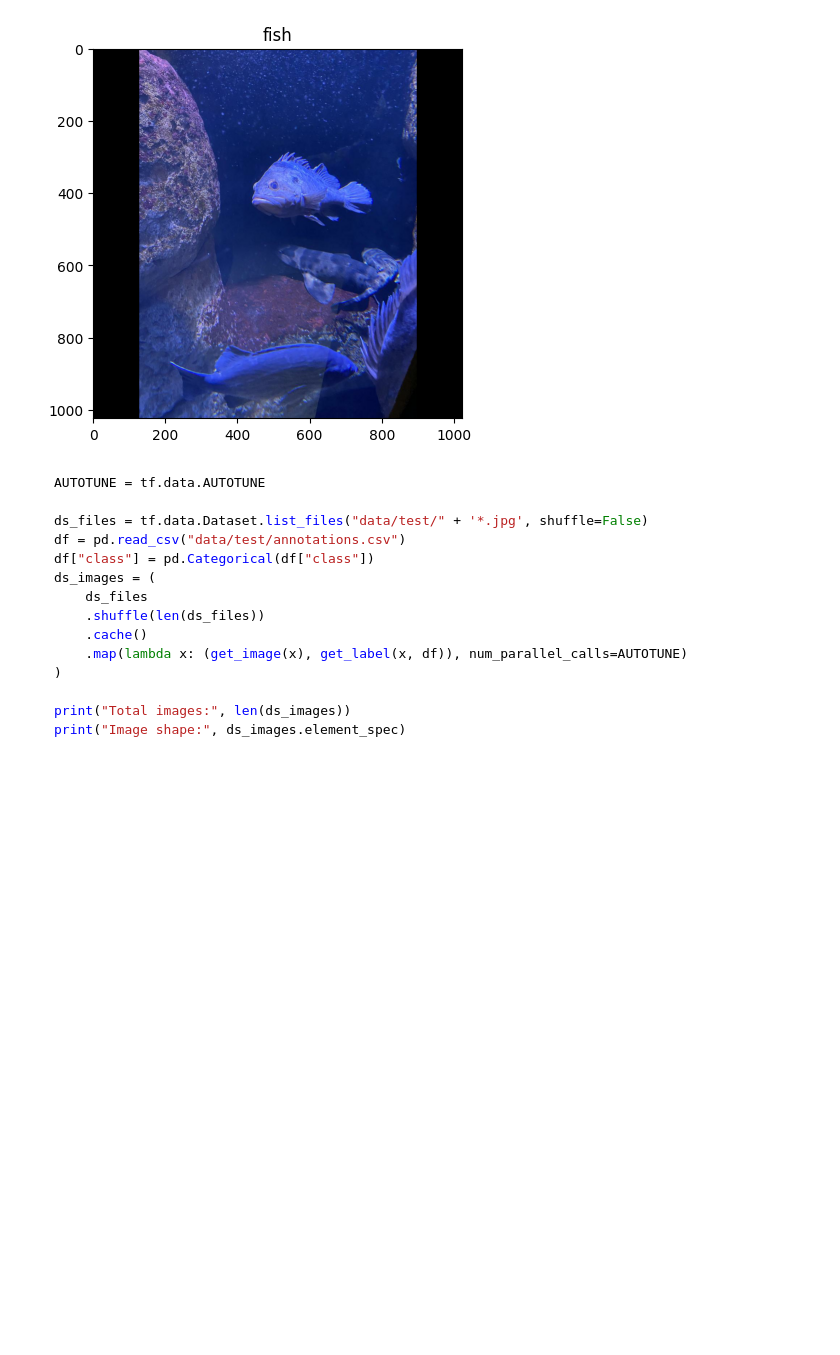
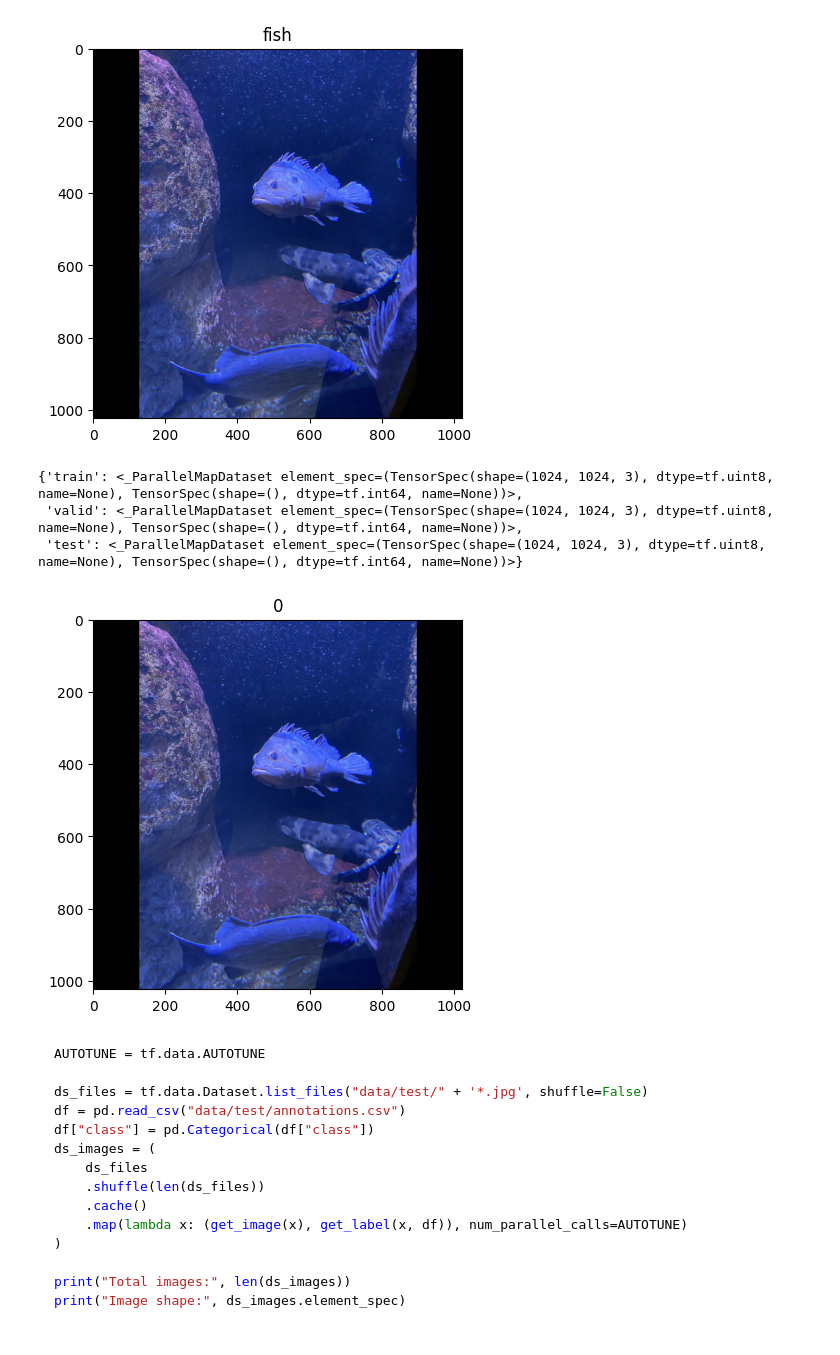
Before and after one commit to Alf-caput/UFVDeepLearning, a Jupyter notebook: P1_ComputerVision/P1_Notebook.ipynb, the cells around one changed output. Cells and saved outputs as stored; diff of their text form; code cells hidden in the pictures; blank space fills up the shorter version.

````diff
--- a/P1_ComputerVision/P1_Notebook.ipynb
+++ b/P1_ComputerVision/P1_Notebook.ipynb
@@ -240,6 +240,52 @@ plt.title(label.decode("utf-8"))
 plt.show()
 # %% [output]
 [figure]
+# %%
+classes = {
+    b"fish": 0,
+    b"jellyfish": 1,
+    b"penguin": 2,
+    b"puffin": 3,
+    b"shark": 4,
+    b"starfish": 5,
+    b"stingray": 6,
+}
+
+class_names = list(classes.keys())
+numeric_values = list(classes.values())
+
+def normalize_label(label):
+    # label = classes[label.numpy().decode("utf-8")]
+    lookup_table = tf.lookup.StaticHashTable(
+    tf.lookup.KeyValueTensorInitializer(
+        keys=tf.constant(class_names),
+        values=tf.constant(numeric_values, dtype=tf.int64)
+    ),
+    default_value=-1
+)
+    return lookup_table.lookup(label)
+
+for key in ds.keys():
+    ds[key] = ds[key].map(
+        lambda x, y: (x, normalize_label(y)),
+        num_parallel_calls=tf.data.AUTOTUNE
+    )
+
+ds
+# %% [output]
+{'train': <_ParallelMapDataset element_spec=(TensorSpec(shape=(1024, 1024, 3), dtype=tf.uint8, name=None), TensorSpec(shape=(), dtype=tf.int64, name=None))>,
+ 'valid': <_ParallelMapDataset element_spec=(TensorSpec(shape=(1024, 1024, 3), dtype=tf.uint8, name=None), TensorSpec(shape=(), dtype=tf.int64, name=None))>,
+ 'test': <_ParallelMapDataset element_spec=(TensorSpec(shape=(1024, 1024, 3), dtype=tf.uint8, name=None), TensorSpec(shape=(), dtype=tf.int64, name=None))>}
+# %%
+import matplotlib.pyplot as plt
+
+image, label = next(ds["test"].as_numpy_iterator())
+
+plt.imshow(image)
+plt.title(f"{label}")
+plt.show()
+# %% [output]
+[figure, added]
 # %% [markdown]
 ```python
 AUTOTUNE = tf.data.AUTOTUNE
````
